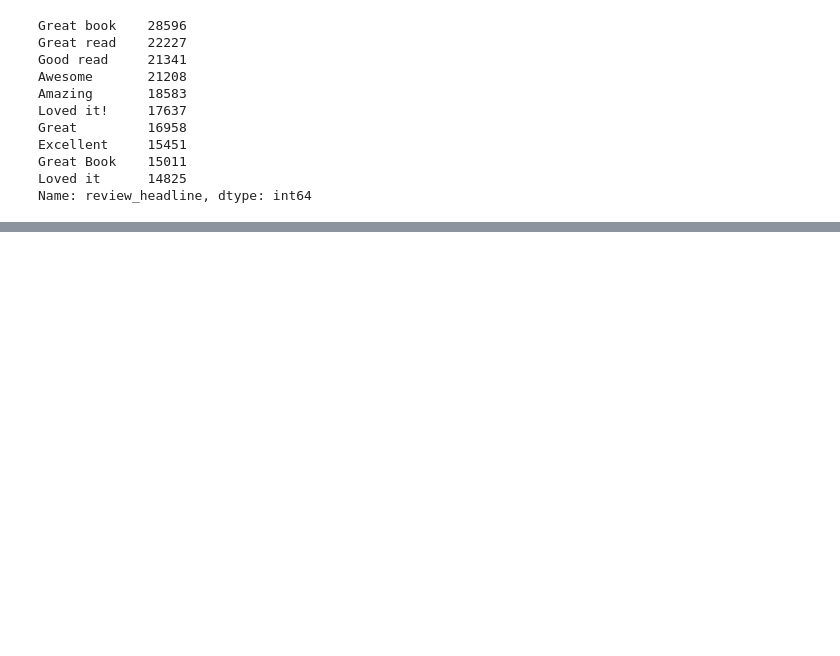
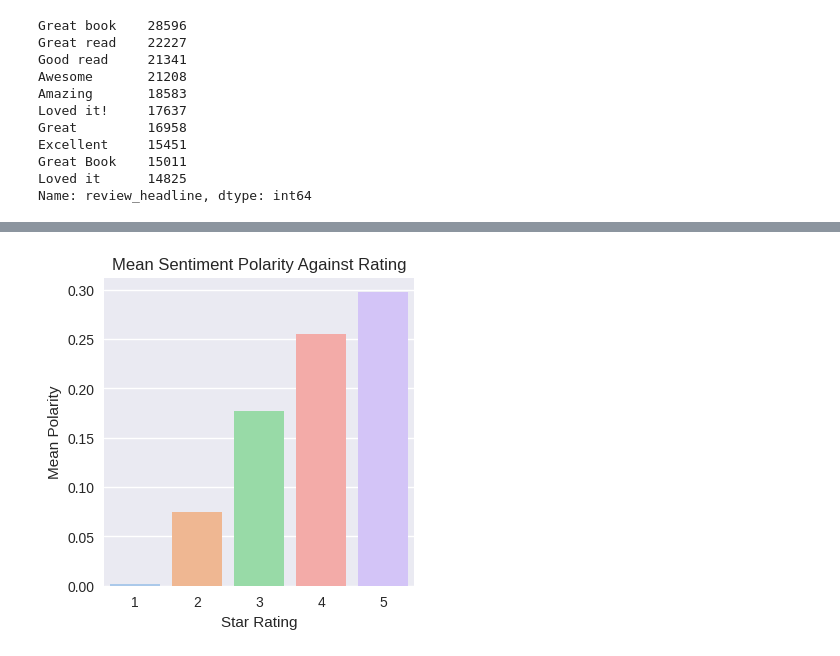
Before and after one commit to rezaganj/Capstone3-Book-Reviews-Sentiment-Analysis, a Jupyter notebook: notebooks/eda.ipynb, the cells around one changed output, grey strips where cells are left out. Saved outputs shown, nothing was run; the diff lists cells and outputs as text; code cells hidden in the pictures; blank space fills up the shorter version.

```diff
--- a/notebooks/eda.ipynb
+++ b/notebooks/eda.ipynb
@@ -96,0 +125,10 @@ Name: review_headline, dtype: int64
+# %%
+# Plot mean sentiment against rating
+fig, ax = plt.subplots(figsize=(4,4))
+sns.barplot(x=[1, 2, 3, 4, 5], y=df.groupby("star_rating")["polarity"].mean(), data=df.groupby("star_rating")["polarity"].mean(), palette='pastel')
+ax.set_xlabel('Star Rating')
+ax.set_ylabel('Mean Polarity')
+ax.set_title('Mean Sentiment Polarity Against Rating')
+plt.show()
+# %% [output]
+[figure, added]
```
Also changed, not shown: parts of 6 cells of this notebook, 18 other files.
